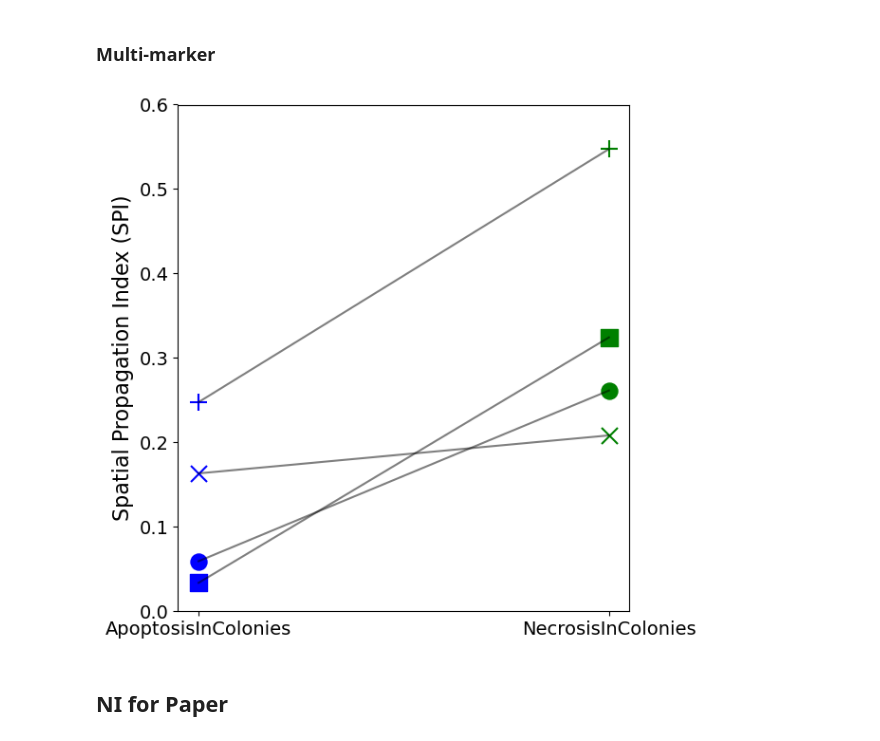
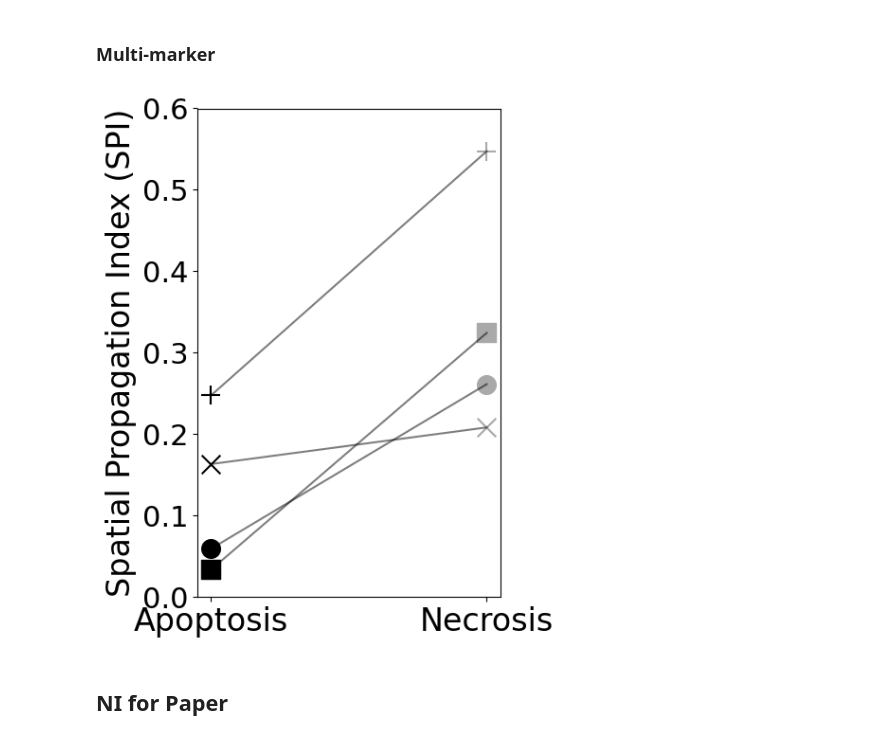
Before and after one commit to esraan/CellDeathSpreading, a Jupyter notebook: notebooks/Exp7.ipynb, the cells around one changed output. Drawn from its saved outputs; the diff is of its cells as text; code cells hidden in the pictures.

Commit message:
figures for paper spi, si, and death map

```diff
--- a/notebooks/Exp7.ipynb
+++ b/notebooks/Exp7.ipynb
@@ -152,3 +152,8 @@ filtered_df = final_dataframe[
 filtered_df.to_csv("/home/esraan/CellDeathSpreading/results/FilteredExperimentsSPIandNIRegeneration.csv", index=False)
 # %%
 filtered_df = pd.read_csv("/home/esraan/CellDeathSpreading/results/FilteredExperimentsSPIandNIRegeneration.csv")
+# %%
+filtered_df = filtered_df[~filtered_df['Experiment_name'].str.contains('pure|colony|SKT|outl|ROI#2|mixed', case=False, na=False)]
+filtered_df = filtered_df[filtered_df['neighbors_dist_threshold'] == 100]
+filtered_df = filtered_df[filtered_df['sliding_time_window_size'] == 10]
+filtered_df
@@ -727,8 +739,8 @@ import numpy as np
 
 # Example data
 custom_palette = {
-    'ApoptosisInColonies': 'blue',
-    'NecrosisInColonies': 'green'
+    'ApoptosisInColonies': 'black',
+    'NecrosisInColonies': 'darkgrey'
 }
 
 # Replace treatment with origin and group values
@@ -748,41 +760,42 @@ x_a = np.zeros(len(origins))
 x_b = np.ones(len(origins))
 # Assign markers based on origin
 origin_markers = [origin_marker_dict[origin] for origin in origins]
 for origin in origins:
     subset = filtered_subset[filtered_subset['Origin'] == origin]
     group_a = subset[subset['Treatment'] == 'ApoptosisInColonies']['SPI'].mean()
     group_b = subset[subset['Treatment'] == 'NecrosisInColonies']['SPI'].mean()
     if not np.isnan(group_a) and not np.isnan(group_b):
         group_a_values.append(group_a)
         group_b_values.append(group_b)
         treatment_labels.append(origin)  # Use treatment labels instead of origin
 
 # Plot
-plt.figure(figsize=(6.5, 6))
+plt.figure(figsize=(5, 6))
 
 for i in range(len(treatment_labels)):
     # Line connecting values
     plt.plot([x_a[i], x_b[i]], [group_a_values[i], group_b_values[i]], 'k-', alpha=0.5)
     # Group A point
-    plt.scatter(x_a[i], group_a_values[i], color=custom_palette['ApoptosisInColonies'], marker=origin_markers[i], label='ApoptosisInColonies' if i == 0 else "", s=150)
+    plt.scatter(x_a[i], group_a_values[i], color=custom_palette['ApoptosisInColonies'], marker=origin_markers[i], label='ApoptosisInColonies' if i == 0 else "", s=200)
     # Group B point
-    plt.scatter(x_b[i], group_b_values[i], color=custom_palette['NecrosisInColonies'], marker=origin_markers[i], label='NecrosisInColonies' if i == 0 else "", s=150)
+    plt.scatter(x_b[i], group_b_values[i], color=custom_palette['NecrosisInColonies'], marker=origin_markers[i], label='NecrosisInColonies' if i == 0 else "", s=200)
 
 custom_legend = [Line2D([0], [0], marker=marker, color='k', markerfacecolor='k', markersize=10, label=origin)
                  for origin, marker in origin_marker_dict.items()]
 # Formatting
-plt.xticks([0, 1], ['ApoptosisInColonies', 'NecrosisInColonies'], fontsize = 14)
-plt.yticks(fontsize = 14)
-plt.ylabel("Spatial Propagation Index (SPI)", fontsize = 16)
+plt.xticks([0, 1], ['Apoptosis', 'Necrosis'], fontsize = 24)
+plt.yticks(fontsize = 22)
+plt.ylabel("Spatial Propagation Index (SPI)", fontsize = 24)
 # plt.title("SPI Values Across Treatments")
 plt.ylim(0.0, 0.6)
 plt.legend(handles=custom_legend, title="Origins", loc='lower right').remove()
 plt.grid(False)
 plt.tight_layout()
-plt.savefig("/home/esraan/CellDeathSpreading/results/SPIAcrossOrigins_noLegend.svg", format="svg")
+plt.gca().set_facecolor('none')
+plt.savefig("/home/esraan/CellDeathSpreading/results/SPIAcrossOrigins_noLegend_nobg2406251856.svg", format="svg", facecolor='none')
 plt.show()
 # %% [output]
-[figure, old version]
+[figure, new version]
 # %% [markdown]
 ## NI for Paper
 # %%
```
Also changed, not shown: parts of 12 cells of this notebook, 22 other files.
